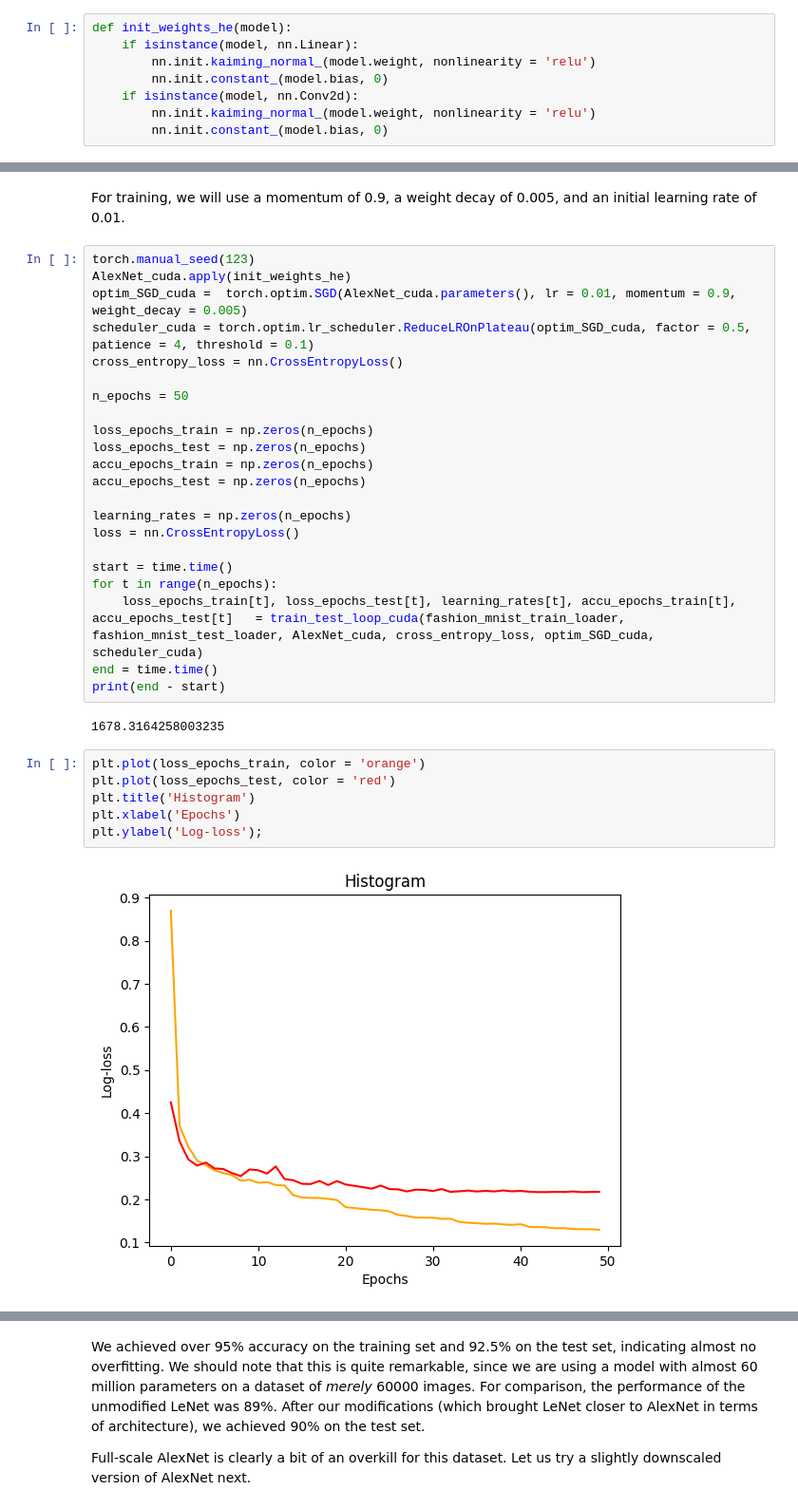
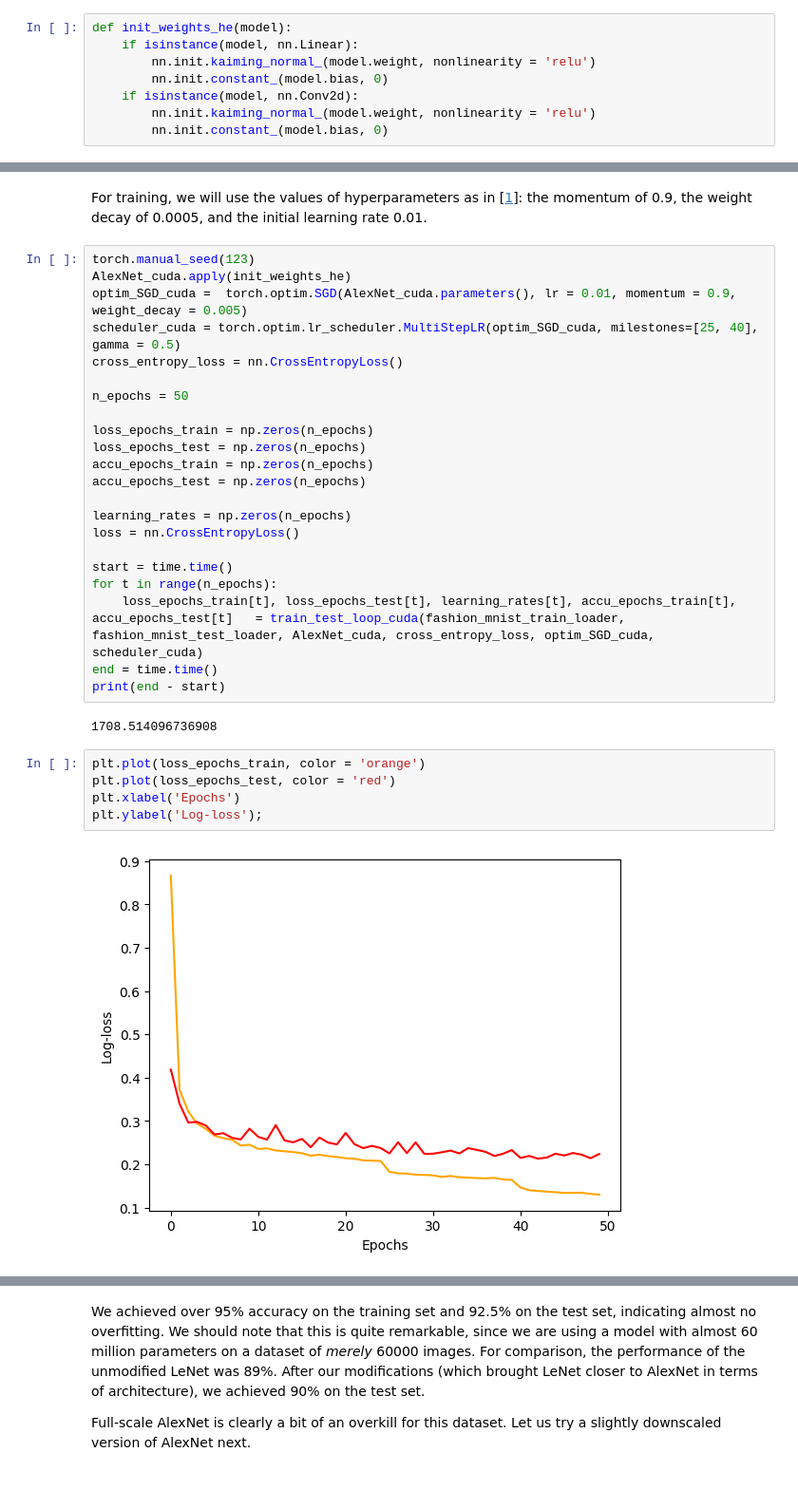
Before and after one commit to fejlek/Nine-Circles-ML1, a Jupyter notebook: 4 Fourth Circle - Neural Networks/Fourth_circle_neural_2b_alexnet.ipynb, the cells around one changed output, grey strips where cells are left out. Shown at 95% size. Saved outputs shown, nothing was run; the diff lists cells and outputs as text; blank space fills up the shorter version.

```diff
--- a/4 Fourth Circle - Neural Networks/Fourth_circle_neural_2b_alexnet.ipynb
+++ b/4 Fourth Circle - Neural Networks/Fourth_circle_neural_2b_alexnet.ipynb
@@ -221,12 +221,12 @@ def train_test_loop_cuda(train_data_loader, test_data_loader, model, loss_fn, op
 
     return  loss_sum_train.detach(), loss_sum_test.detach(), learning_rate[0], accu_sum_train.detach(), accu_sum_test.detach()
 # %% [markdown]
-For training, we will use a momentum of 0.9, a weight decay of 0.005, and an initial learning rate of 0.01.
+For training, we will use the values of hyperparameters as in [[1](#1)]: the momentum of 0.9, the weight decay of 0.0005, and the initial learning rate 0.01.
 # %%
 torch.manual_seed(123)
 AlexNet_cuda.apply(init_weights_he)
 optim_SGD_cuda =  torch.optim.SGD(AlexNet_cuda.parameters(), lr = 0.01, momentum = 0.9, weight_decay = 0.005)
-scheduler_cuda = torch.optim.lr_scheduler.ReduceLROnPlateau(optim_SGD_cuda, factor = 0.5, patience = 4, threshold = 0.1)
+scheduler_cuda = torch.optim.lr_scheduler.MultiStepLR(optim_SGD_cuda, milestones=[25, 40], gamma = 0.5)
 cross_entropy_loss = nn.CrossEntropyLoss()
 
 n_epochs = 50
@@ -245,15 +245,14 @@ for t in range(n_epochs):
 end = time.time()
 print(end - start)
 # %% [output]
-1678.3164258003235
+1708.514096736908
 # %%
 plt.plot(loss_epochs_train, color = 'orange')
 plt.plot(loss_epochs_test, color = 'red')
-plt.title('Histogram')
 plt.xlabel('Epochs')
 plt.ylabel('Log-loss');
 # %% [output]
-[figure, old version]
+[figure, new version]
 # %%
 plt.plot(accu_epochs_train, color = 'orange')
 plt.plot(accu_epochs_test, color = 'red')
```
Also changed, not shown: parts of 36 cells of this notebook, 2 other files.
